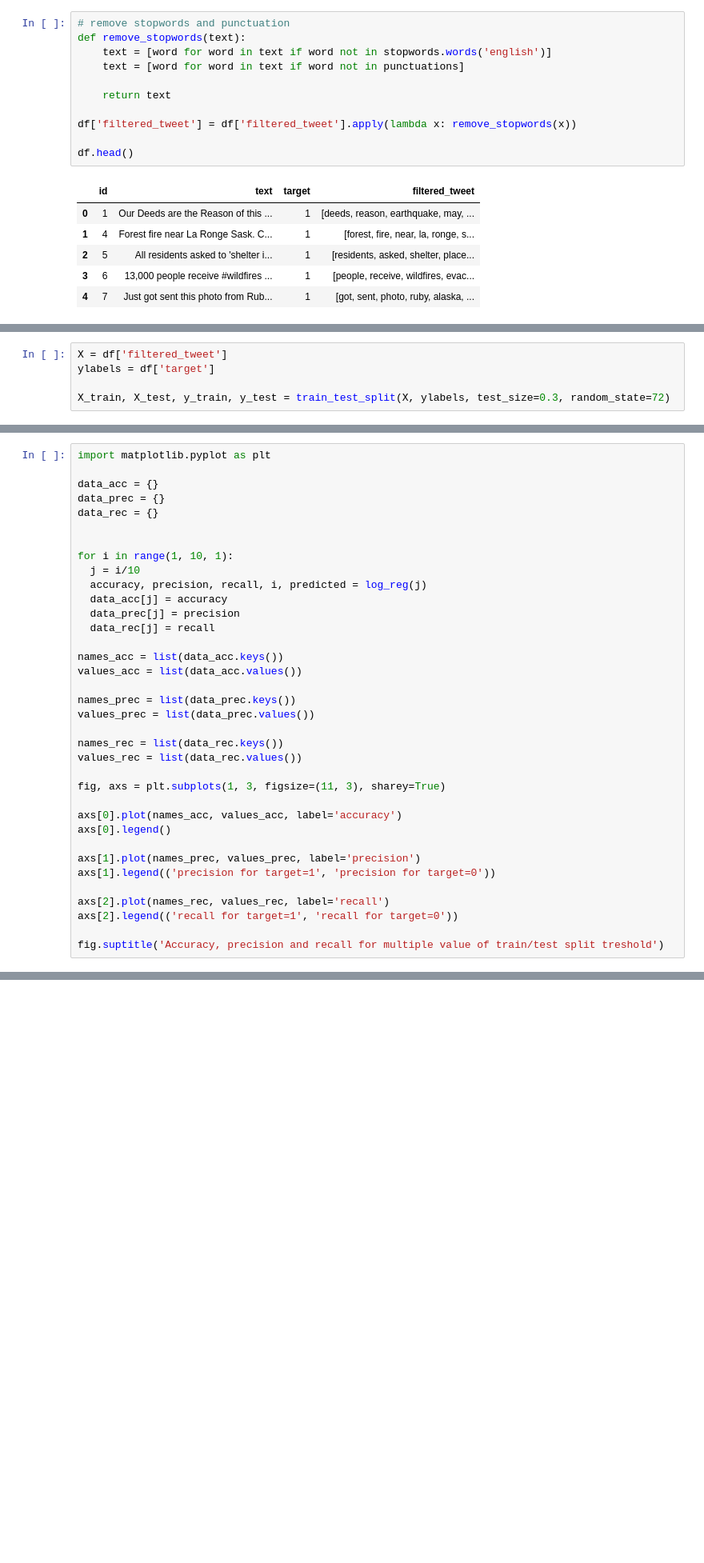
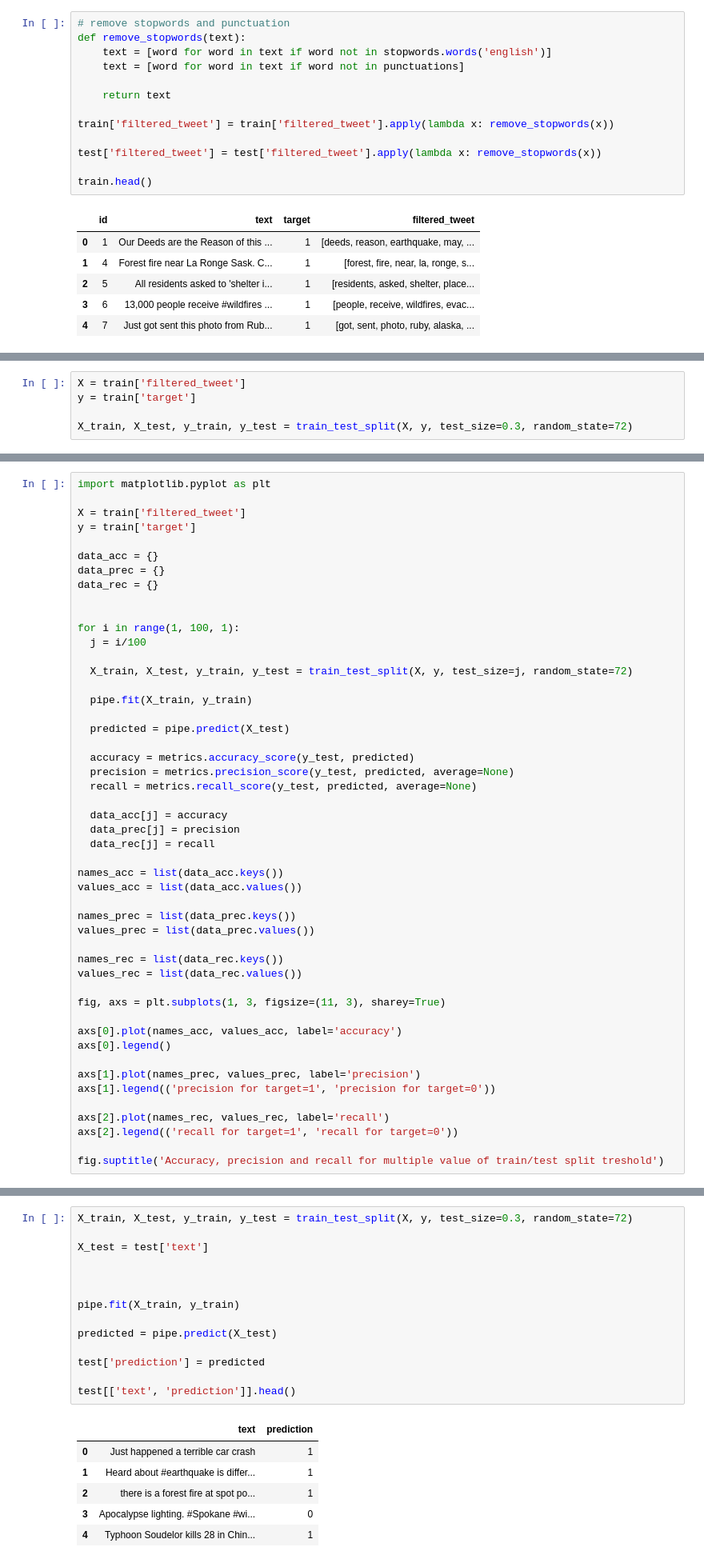
Before and after one commit to amuller9/Rolex_Project2, a Jupyter notebook: code/Samuel Main_Project2.ipynb, the cells around one changed output, grey strips where cells are left out. Shown at 80% size. Drawn from its saved outputs; the diff is of its cells as text; blank space fills up the shorter version.

```diff
--- a/code/Samuel Main_Project2.ipynb
+++ b/code/Samuel Main_Project2.ipynb
@@ -119,9 +119,11 @@ def remove_stopwords(text):
 
     return text
 
-df['filtered_tweet'] = df['filtered_tweet'].apply(lambda x: remove_stopwords(x))
+train['filtered_tweet'] = train['filtered_tweet'].apply(lambda x: remove_stopwords(x))
 
-df.head()
+test['filtered_tweet'] = test['filtered_tweet'].apply(lambda x: remove_stopwords(x))
+
+train.head()
 # %% [output]
 |  | id | text | target | filtered_tweet |
 | 0 | 1 | Our Deeds are the Reason of this ... | 1 | [deeds, reason, earthquake, may, ... |
@@ -175,5 +186,5 @@ tfidf_vector = TfidfVectorizer(tokenizer = spacy_tokenizer)
 # %%
-X = df['filtered_tweet']
-ylabels = df['target']
+X = train['filtered_tweet']
+y = train['target']
 
-X_train, X_test, y_train, y_test = train_test_split(X, ylabels, test_size=0.3, random_state=72)
+X_train, X_test, y_train, y_test = train_test_split(X, y, test_size=0.3, random_state=72)
@@ -226,14 +230,27 @@ and when given a tweet not about a disaster the model considered it as not a dis
 # %%
 import matplotlib.pyplot as plt
+
+X = train['filtered_tweet']
+y = train['target']
 
 data_acc = {}
 data_prec = {}
 data_rec = {}
 
 
-for i in range(1, 10, 1):
-  j = i/10
-  accuracy, precision, recall, i, predicted = log_reg(j)
+for i in range(1, 100, 1):
+  j = i/100
+
+  X_train, X_test, y_train, y_test = train_test_split(X, y, test_size=j, random_state=72)
+
+  pipe.fit(X_train, y_train)
+
+  predicted = pipe.predict(X_test)
+
+  accuracy = metrics.accuracy_score(y_test, predicted)
+  precision = metrics.precision_score(y_test, predicted, average=None)
+  recall = metrics.recall_score(y_test, predicted, average=None)
+
   data_acc[j] = accuracy
   data_prec[j] = precision
   data_rec[j] = recall
@@ -264,0 +287,21 @@ Text(0.5, 0.98, 'Accuracy, precision and recall for multiple value of train/test
+# %%
+X_train, X_test, y_train, y_test = train_test_split(X, y, test_size=0.3, random_state=72)
+
+X_test = test['text']
+
+
+
+pipe.fit(X_train, y_train)
+
+predicted = pipe.predict(X_test)
+
+test['prediction'] = predicted
+
+test[['text', 'prediction']].head()
+# %% [output]
+|  | text | prediction |
+| 0 | Just happened a terrible car crash | 1 |
+| 1 | Heard about #earthquake is differ... | 1 |
+| 2 | there is a forest fire at spot po... | 1 |
+| 3 | Apocalypse lighting. #Spokane #wi... | 0 |
+| 4 | Typhoon Soudelor kills 28 in Chin... | 1 |
```
Also changed, not shown: parts of 30 cells of this notebook, 1 other file.
